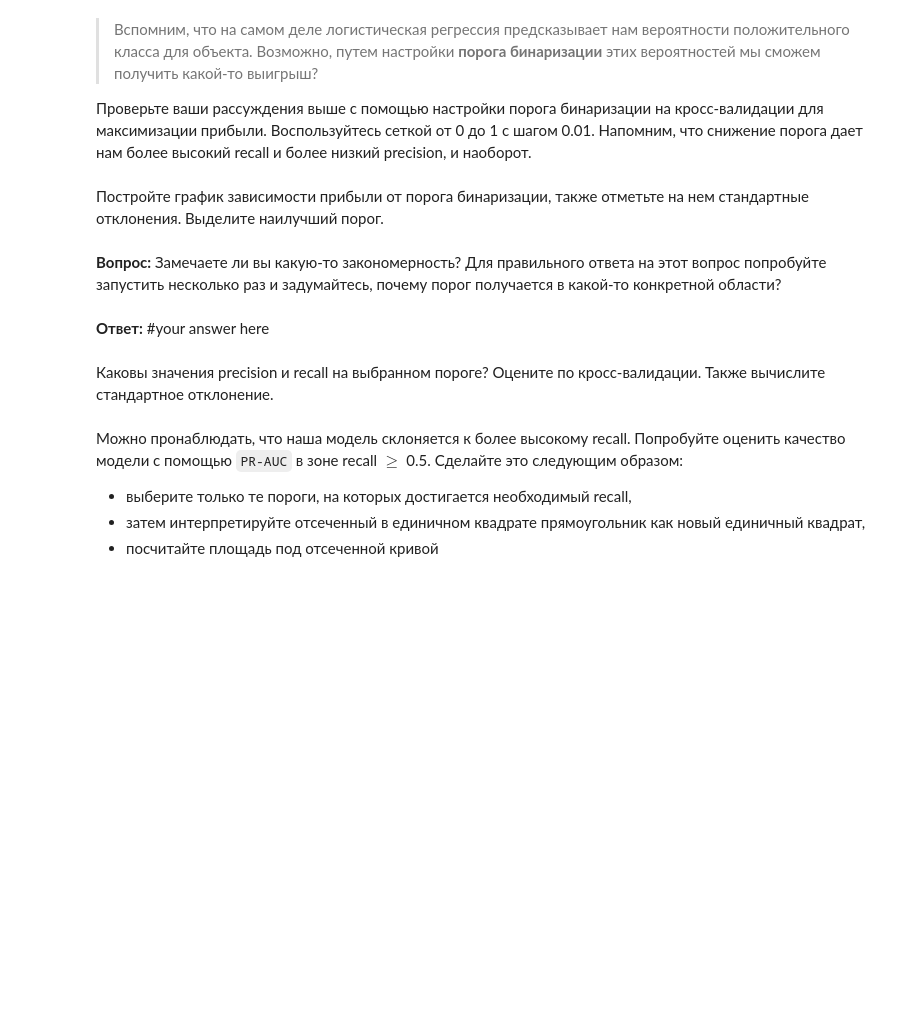
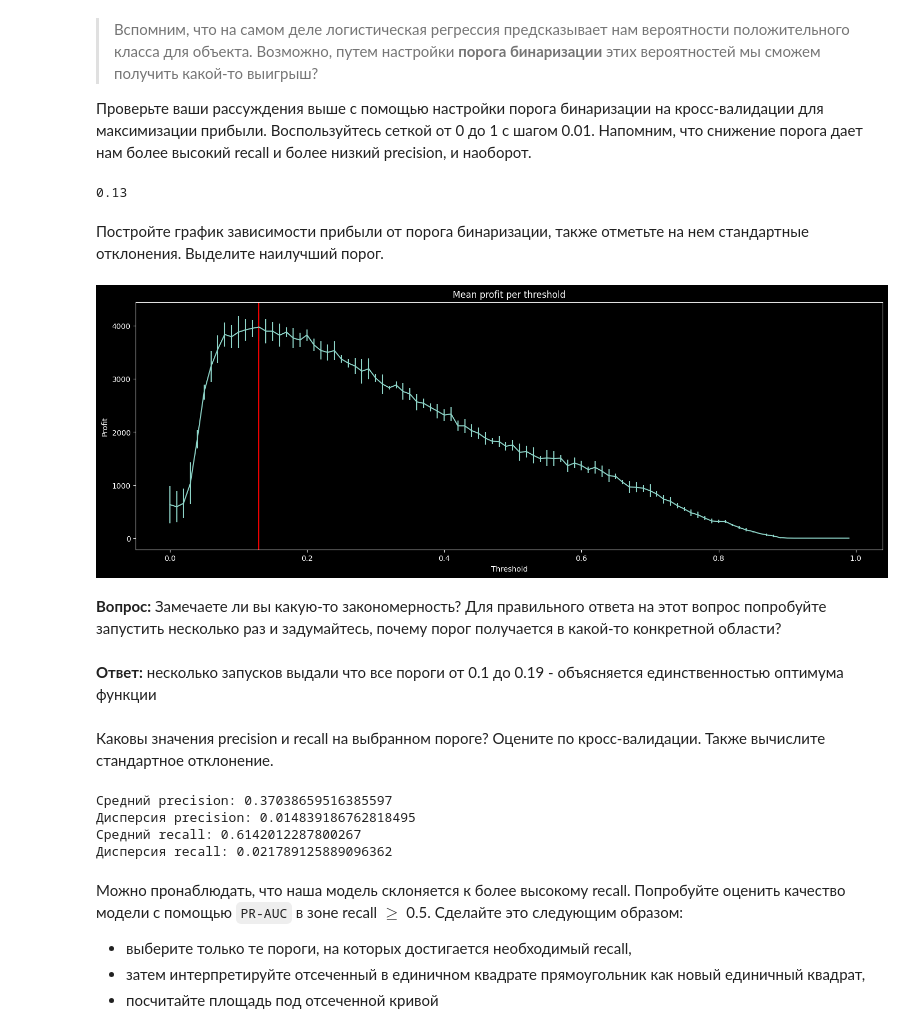
Before and after one commit to myramystin/ml, a Jupyter notebook: homework-practice-04-linclass-onikova.ipynb, the cells around one changed output. Drawn from its saved outputs; the diff is of its cells as text; code cells hidden in the pictures; blank space fills up the shorter version.

```diff
--- a/homework-practice-04-linclass-onikova.ipynb
+++ b/homework-practice-04-linclass-onikova.ipynb
@@ -968,2 +1722,57 @@ __Ответ:__ # your answer here
+# %%
+def calculate_profits_and_salaries(X_train, y_train, X_val, y_val, categorical, numeric, threshold):
+    column_transformer = ColumnTransformer([
+        ('OneHotEncoder', OneHotEncoder(handle_unknown="ignore"), categorical),
+        ('Scaling', StandardScaler(), numeric),
+    ])
+
+    lr_pipeline = Pipeline([
+        ('ColumnTransformer', column_transformer),
+        ('LogisticRegression', LogisticRegression(max_iter=2**31-1))
+    ])
+
+    lr = lr_pipeline.fit(X_train, y_train)
+
+    predicted_probs = lr.predict_proba(X_val)[:, 1]
+    y_val_pred = [1 if threshold < prob else 0 for prob in predicted_probs]
+
+    salary = np.sum(y_val_pred)
+    profit = np.sum((y_val_pred & y_val) * np.random.randint(0, 20, size=len(y_val_pred)))
+
+    return profit, salary
+
+
+def find_best_param(X, y, categorical, numeric, kf):
+    best_param = 0
+    best_profit = 0
+    stds = []
+    mean_profits = []
+
+    for threshold in np.arange(0, 1, 0.01):
+        profits = []
+        salaries = []
+
+        for train_index, val_index in kf.split(X):
+            X_train, y_train = X.iloc[train_index], y[train_index]
+            X_val, y_val = X.iloc[val_index], y[val_index]
+
+            profit, salary = calculate_profits_and_salaries(X_train, y_train, X_val, y_val, categorical, numeric, threshold)
+
+            profits.append(profit)
+            salaries.append(salary)
+
+        stds.append(np.std(np.array(profits) - np.array(salaries)))
+        mean_profits.append(np.mean(np.array(profits) - np.array(salaries)))
+
+        if best_profit < mean_profits[-1]:
+            best_profit = mean_profits[-1]
+            best_param = threshold
+
+    return best_param, mean_profits, stds
+
+best_param, mean_profits, stds = find_best_param(X, y, categorical, numeric, kf)
+best_param
+# %% [output]
+0.13
 # %% [markdown]
 Постройте график зависимости прибыли от порога бинаризации, также отметьте на нем стандартные отклонения. Выделите наилучший порог.
@@ -972,6 +1779,17 @@ __Ответ:__ # your answer here
+# %%
+fig, ax = plt.subplots(figsize=(18, 6))
+ax.errorbar(x=np.arange(0, 1, 0.01), y=mean_profits, yerr=stds)
+ax.axvline(x=best_param, c='red')
+ax.set_xlabel('Threshold')
+ax.set_ylabel('Profit')
+ax.set_title('Mean profit per threshold')
+
+plt.show()
+# %% [output]
+[figure, added]
 # %% [markdown]
 __Вопрос:__ Замечаете ли вы какую-то закономерность? Для правильного ответа на этот вопрос попробуйте запустить несколько раз и задумайтесь, почему порог получается в какой-то конкретной области?
-# %% [markdown]
-__Ответ:__ #your answer here
+# %% [markdown]
+__Ответ:__ несколько запусков выдали что все пороги от 0.1 до 0.19 - объясняется единственностью оптимума функции
 # %% [markdown]
 Каковы значения precision и recall на выбранном пороге? Оцените по кросс-валидации. Также вычислите стандартное отклонение.
@@ -980,3 +1835,13 @@ __Ответ:__ #your answer here
+# %%
+print(f"Средний precision: {np.mean(precisions)}")
+print(f"Дисперсия precision: {np.std(precisions)}")
+print(f"Средний recall: {np.mean(recalls)}")
+print(f"Дисперсия recall: {np.std(recalls)}")
+# %% [output]
+Средний precision: 0.37038659516385597
+Дисперсия precision: 0.014839186762818495
+Средний recall: 0.6142012287800267
+Дисперсия recall: 0.021789125889096362
 # %% [markdown]
 Можно пронаблюдать, что наша модель склоняется к более высокому recall. Попробуйте оценить качество модели с помощью `PR-AUC` в зоне recall $\geq$ 0.5. Сделайте это следующим образом:
 - выберите только те пороги, на которых достигается необходимый recall,
```
Also changed, not shown: parts of 100 cells of this notebook, 5 other files.
